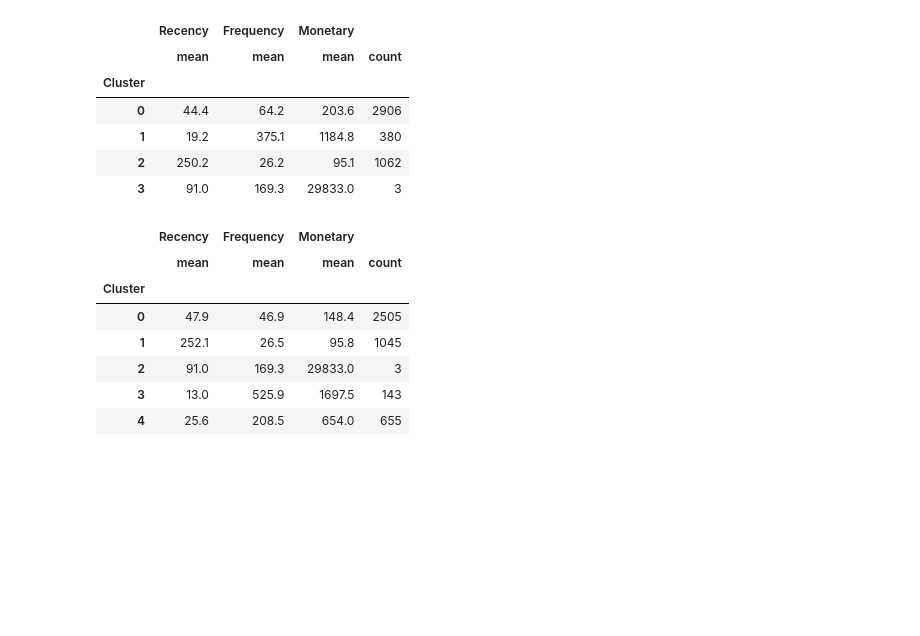
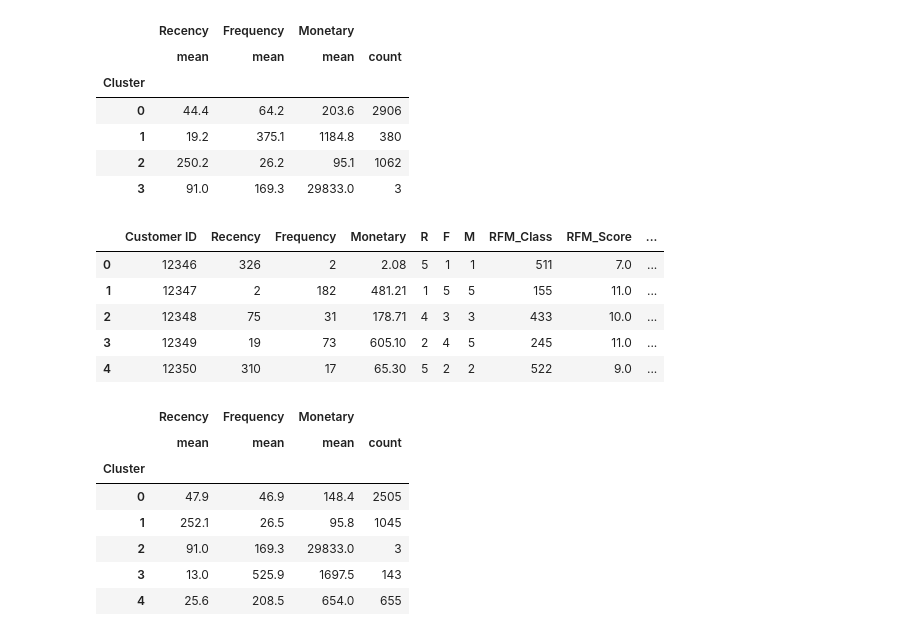
Before and after one commit to calvin0123/RFM-Modeling-Python, a Jupyter notebook: RFM.ipynb, the cells around one changed output. Saved outputs shown, nothing was run; the diff lists cells and outputs as text; code cells hidden in the pictures; blank space fills up the shorter version.

```diff
--- a/RFM.ipynb
+++ b/RFM.ipynb
@@ -557,3 +557,15 @@ grouped.agg({
 | 1 | 19.2 | 375.1 | 1184.8 | 380 |
 | 2 | 250.2 | 26.2 | 95.1 | 1062 |
 | 3 | 91.0 | 169.3 | 29833.0 | 3 |
+# %%
+export_df = new_rfm_df.reset_index()
+export_df = export_df.assign(Cluster=cluster_labels)
+export_df['Customer ID'] = export_df['Customer ID'].astype(float).astype(int).astype(str)
+export_df.head()
+# %% [output]
+|  | Customer ID | Recency | Frequency | Monetary | R | F | M | RFM_Class | RFM_Score | ... |
+| 0 | 12346 | 326 | 2 | 2.08 | 5 | 1 | 1 | 511 | 7.0 | ... |
+| 1 | 12347 | 2 | 182 | 481.21 | 1 | 5 | 5 | 155 | 11.0 | ... |
+| 2 | 12348 | 75 | 31 | 178.71 | 4 | 3 | 3 | 433 | 10.0 | ... |
+| 3 | 12349 | 19 | 73 | 605.10 | 2 | 4 | 5 | 245 | 11.0 | ... |
+| 4 | 12350 | 310 | 17 | 65.30 | 5 | 2 | 2 | 522 | 9.0 | ... |
```
Also changed, not shown: parts of 16 cells of this notebook.
